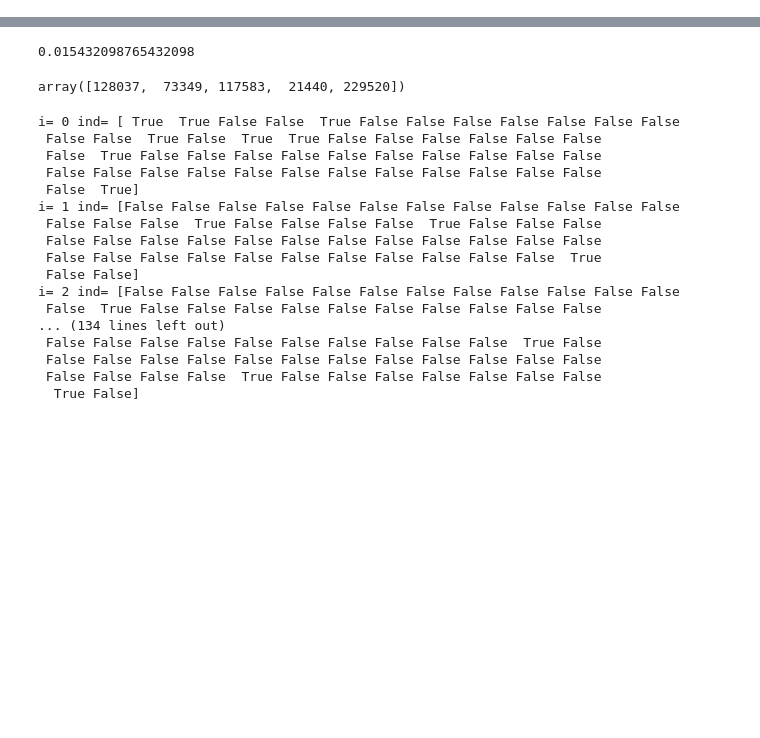
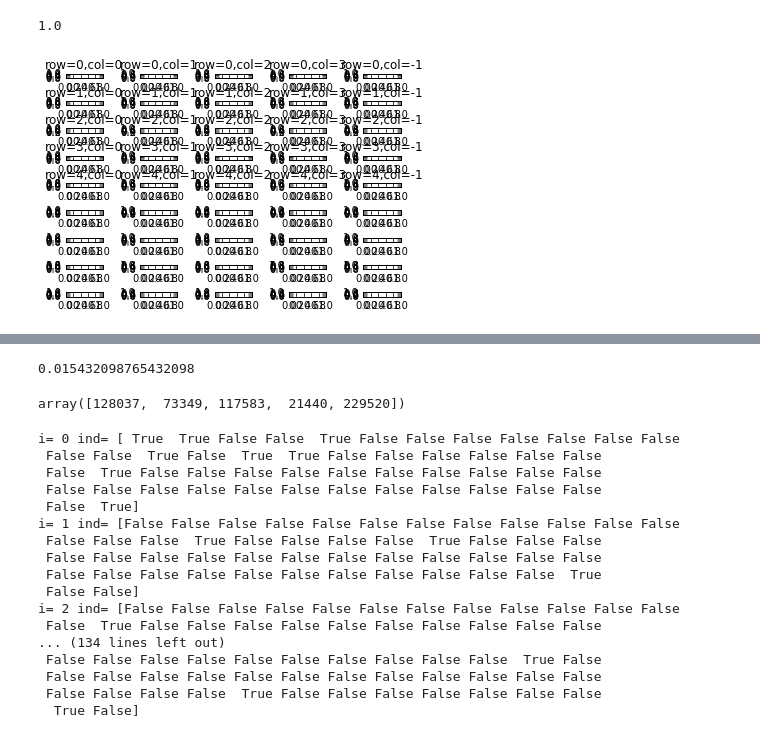
Before and after one commit to kaylanb/thesis_code, a Jupyter notebook: Testing.ipynb, the cells around one changed output, grey strips where cells are left out. Saved outputs shown, nothing was run; the diff lists cells and outputs as text; code cells hidden in the pictures; blank space fills up the shorter version.

```diff
--- a/Testing.ipynb
+++ b/Testing.ipynb
@@ -45,0 +375,26 @@ for i in range(5):
+# %%
+col= int(np.floor(nrow*ncol/(i_c1*ncol+i_c2+1))) #80./9 # % 9
+# %% [output]
+1.0
+# %%
+def cnt_to_rowcol(cnt, nrows=9,ncols=5):
+    '''cnt is 1st indexed'''
+    row= int(np.floor((cnt-1)/nrows))
+    col= (cnt % ncols) -1
+    return row,col
+
+nrows,ncols=9,5
+fig, ax = plt.subplots(nrows, ncols)
+plt.subplots_adjust(hspace=5,wspace=1)
+color1=range(90,100)
+color2=range(100,110)
+cnt=1
+for i_c1,c1 in enumerate(color1):
+    for i_c2,c2 in enumerate(color2):
+        if i_c2 >= i_c1: continue
+        else:
+            row,col= cnt_to_rowcol(cnt)
+            ax[row-1,col-1].set_title('row=%d,col=%d' % (row,col)) #scatter()
+        cnt+=1
+# %% [output]
+[figure, added]
```
Also changed, not shown: parts of 32 cells of this notebook, 4 other files.
